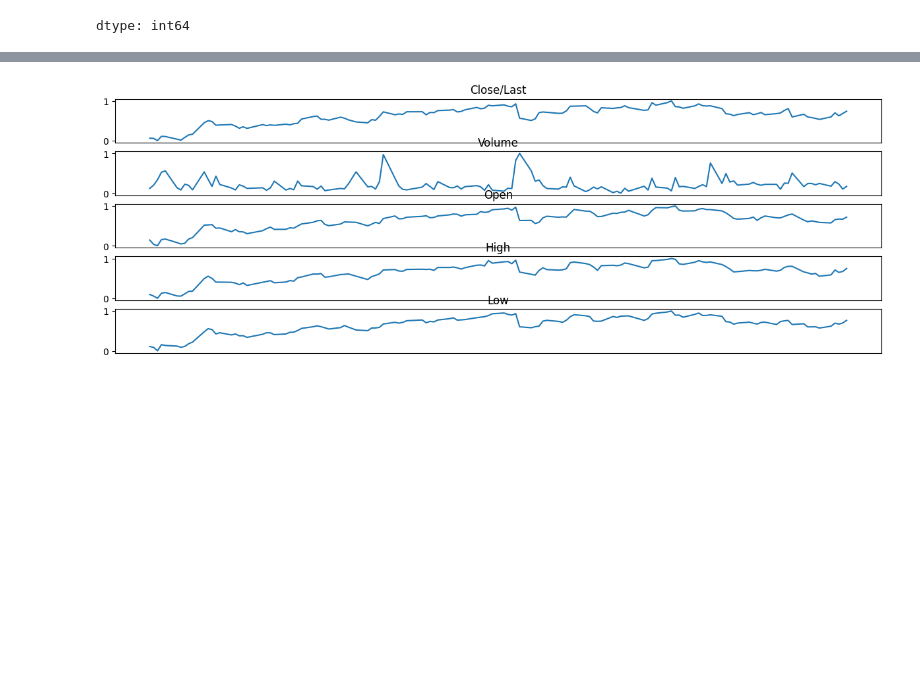
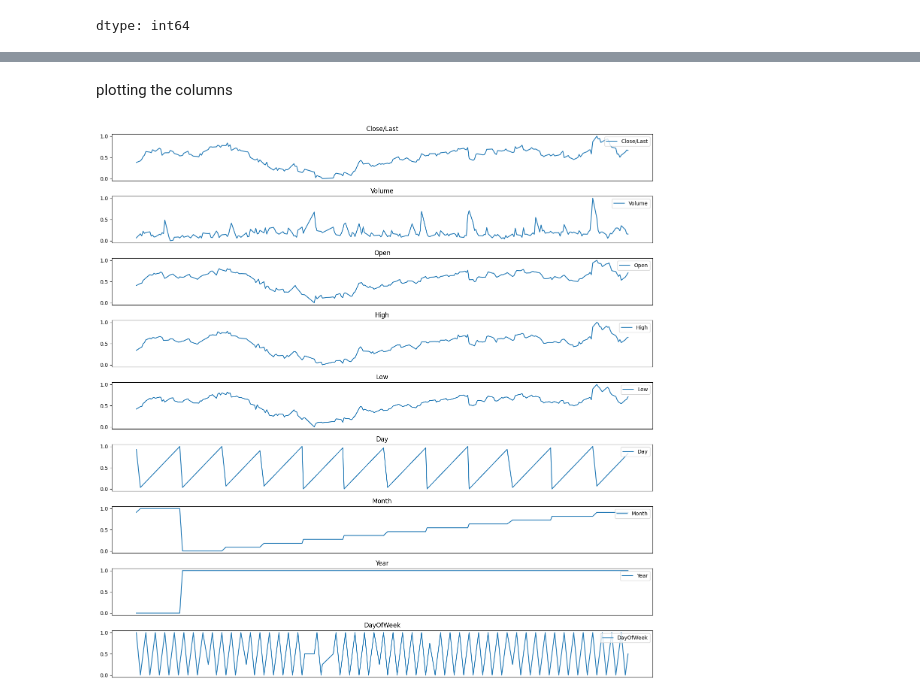
Before and after one commit to meghana2343/Data-Science-Project, a Jupyter notebook: stockprediction.ipynb, the cells around one changed output, grey strips where cells are left out. Saved outputs shown, nothing was run; the diff lists cells and outputs as text; code cells hidden in the pictures; blank space fills up the shorter version.

```diff
--- a/stockprediction.ipynb
+++ b/stockprediction.ipynb
@@ -79,6 +96,12 @@ memory usage: 6.0+ KB
 # %%
 #making the 'Date ' col as index
-dataset.set_index('Date',inplace=True)
+dataset['Date'] = pd.to_datetime(dataset['Date'])
+dataset.set_index('Date', inplace=True)
+# %%
+dataset['Day'] = dataset.index.day
+dataset['Month'] = dataset.index.month
+dataset['Year'] = dataset.index.year
+dataset['DayOfWeek'] = dataset.index.dayofweek
 # %%
 dataset.info()
 # %% [output]
@@ -129,0 +231,10 @@ memory usage: 5.9 KB
+# %%
+Q1 = dataset['Close/Last'].quantile(0.25)
+Q3 = dataset['Close/Last'].quantile(0.75)
+IQR = Q3 - Q1
+dataset = dataset[(dataset['Close/Last'] >= Q1 - 1.5*IQR) &
+                  (dataset['Close/Last'] <= Q3 + 1.5*IQR)]
+dataset.plot(figsize=(15, 6))
+plt.legend(loc='upper left')
+plt.grid(True)
+plt.show()
@@ -130,8 +259,8 @@ memory usage: 5.9 KB
 # %%
-#data normalization
-scaler=MinMaxScaler()
-scaler_values=scaler.fit_transform(dataset)
-dataset[dataset.columns] = scaler_values
+##data normalization
+scaler = MinMaxScaler()
+
+scaler_values = scaler.fit_transform(dataset[dataset.columns])
 # %%
 scaler_values
 # %% [output]
@@ -167,11 +315,17 @@ dataset_scaled.head()
+# %% [markdown]
+plotting the columns
 # %%
-#plotting columns
-plt.rcParams['figure.figsize']=(15,5)
-figure,ax=plt.subplots(5)
+from matplotlib import axes
+plt.rcParams['figure.figsize'] = (15, 15)
+figure, axes = plt.subplots(9)
 
-for ax,col in zip(ax,dataset_scaled.columns):
-    ax.plot(dataset_scaled[col])
+for ax, col  in zip(axes.flatten(), dataset_scaled.columns):
+    ax.plot(dataset_scaled[col], label=col)
     ax.set_title(col)
-    ax.axes.get_xaxis().set_visible(False)
+    ax.axes.xaxis.set_visible(False)
+    ax.legend(loc='upper right') # Add legend to each subplot
+
+plt.tight_layout()
+plt.show()
 # %% [output]
-[figure, old version]
+[figure, new version]
```
Also changed, not shown: parts of 91 cells of this notebook.
